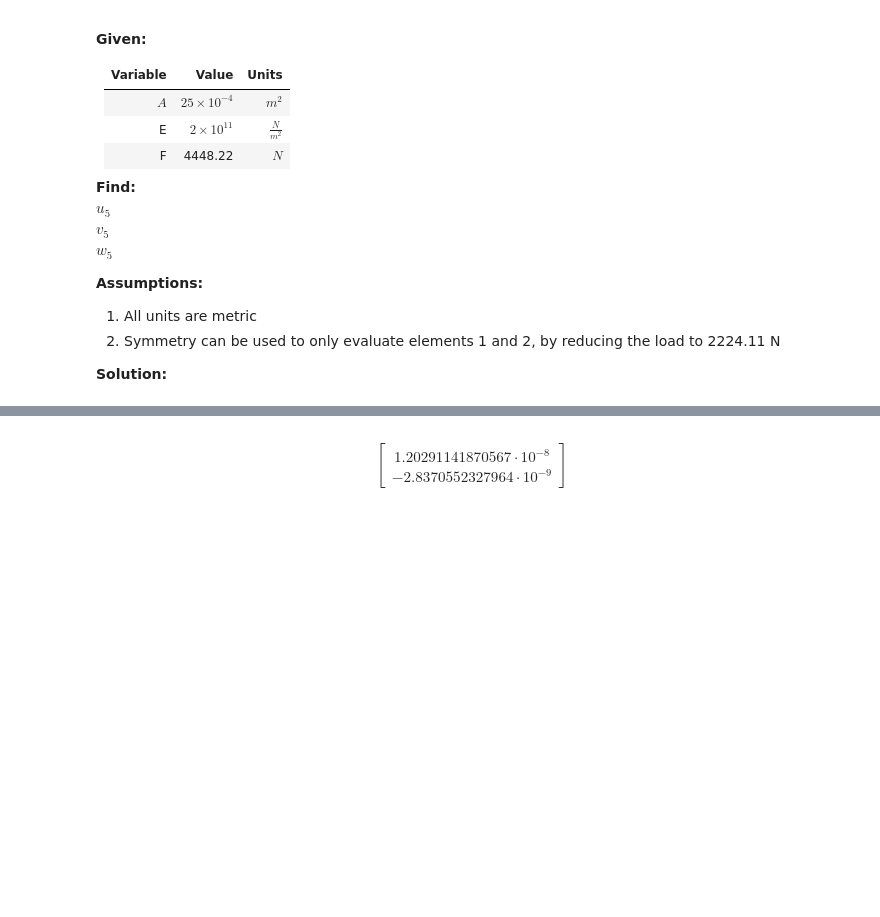
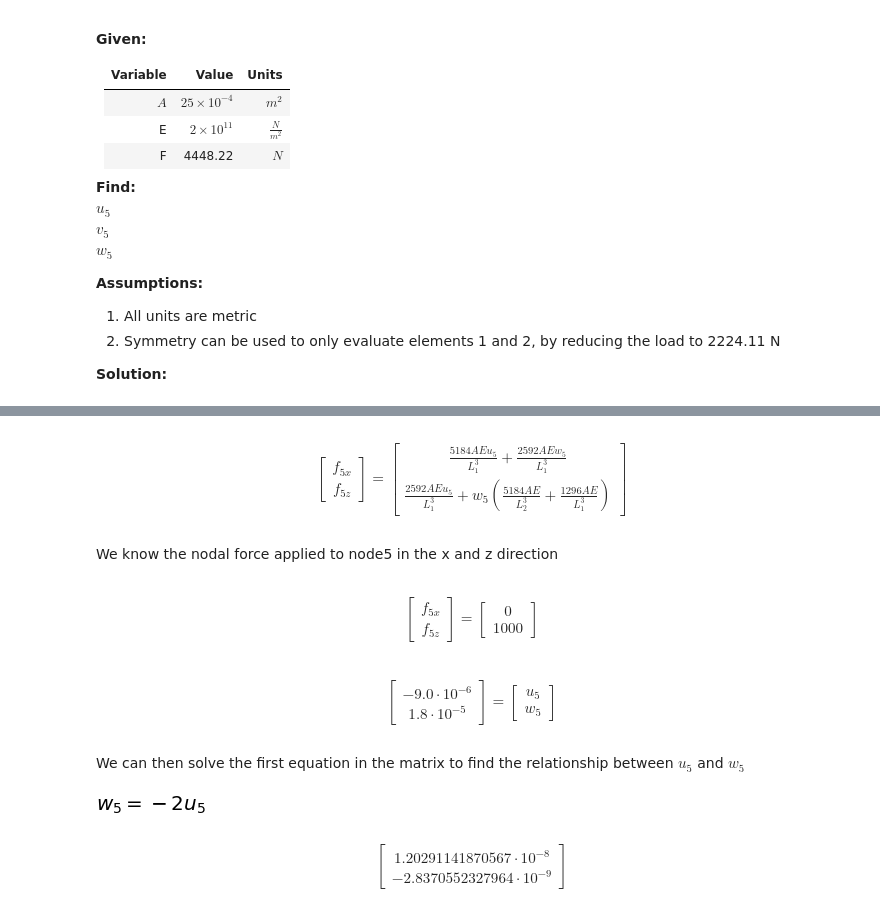
Before and after one commit to Spitts0484/FEM, a Jupyter notebook: FEM_ch3/FEM_ch3.ipynb, the cells around one changed output, grey strips where cells are left out. Drawn from its saved outputs; the diff is of its cells as text; code cells hidden in the pictures; blank space fills up the shorter version.

```diff
--- a/FEM_ch3/FEM_ch3.ipynb
+++ b/FEM_ch3/FEM_ch3.ipynb
@@ -1050,0 +1144,3 @@ Cz1
+# %%
+d = sp.Matrix([u1, v1, w1, u2, v2, w2, u5, v5, w5]);
+d
@@ -1050,0 +1151,6 @@ Cz1
+# %%
+d_num = d.copy();
+insert = [0,1,2,3,4,5,7];
+for i,j in enumerate(insert):
+    d_num[j] = 0
+d_num
@@ -1050,0 +1161,17 @@ Cz1
+# %%
+insert = [];
+d_num_copy = d_num
+for i,j in enumerate(d_num):
+    if d_num[i] == 0:
+        insert.append(i)
+    else:
+        pass;
+
+delete = [];
+for i,j in enumerate(insert):
+    delete.insert(0,j)
+
+for i,j in enumerate(delete):
+    d_num_copy.row_del(j);
+
+d_num_copy
@@ -1050,0 +1192,7 @@ Cz1
+# %%
+k_copy = k.copy();
+for i,j in enumerate(delete):
+    k_copy.row_del(j);
+    k_copy.col_del(j);
+
+k_copy
@@ -1050,0 +1203,33 @@ Cz1
+# %%
+sp.Eq(f_copy, k_copy*d_num_copy)
+# %% [output]
+$$\left[\begin{matrix}f_{5x}\\f_{5z}\end{matrix}\right] = \left[\begin{matrix}\frac{5184 A E u_{5}}{L_{1}^{3}} + \frac{2592 A E w_{5}}{L_{1}^{3}}\\\frac{2592 A E u_{5}}{L_{1}^{3}} + w_{5} \left(\frac{5184 A E}{L_{2}^{3}} + \frac{1296 A E}{L_{1}^{3}}\right)\end{matrix}\right]$$
+# %% [markdown]
+We know the nodal force applied to node5 in the x and z direction
+# %%
+f_num_copy = f_copy.copy()
+f_num_copy[0] = 0;
+f_num_copy[1] = 1000 #*4.44822;
+sp.Eq(f_copy, f_num_copy)
+# %% [output]
+$$\left[\begin{matrix}f_{5x}\\f_{5z}\end{matrix}\right] = \left[\begin{matrix}0\\1000\end{matrix}\right]$$
+# %%
+sp.Eq(
+    (k_copy.inv()*f_num_copy).subs(
+        [
+            [A,25*10**(-4)],
+            [ME, 2*10**11],
+            [l1, sp.sqrt(72**2+36**2+72**2).evalf()],
+            [l2, sp.sqrt(36**2, 72**2).evalf()]
+        ]
+
+)
+      ,d_num_copy)
+# %% [output]
+$$\left[\begin{matrix}-9.0 \cdot 10^{-6}\\1.8 \cdot 10^{-5}\end{matrix}\right] = \left[\begin{matrix}u_{5}\\w_{5}\end{matrix}\right]$$
+# %% [markdown]
+We can then solve the first equation in the matrix to find the relationship between $u_5$ and $w_5$
+# %%
+sp.Eq(w5,sp.solve((k_copy*d_num_copy)[0],w5)[0])
+# %% [output]
+[figure, added]
```
Also changed, not shown: parts of 52 cells of this notebook.
